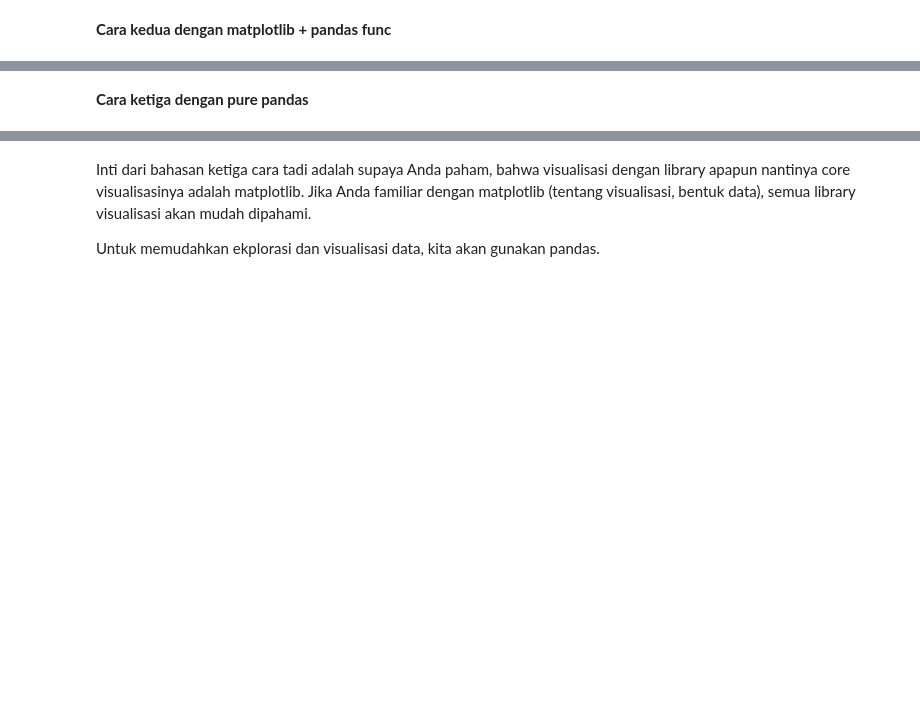
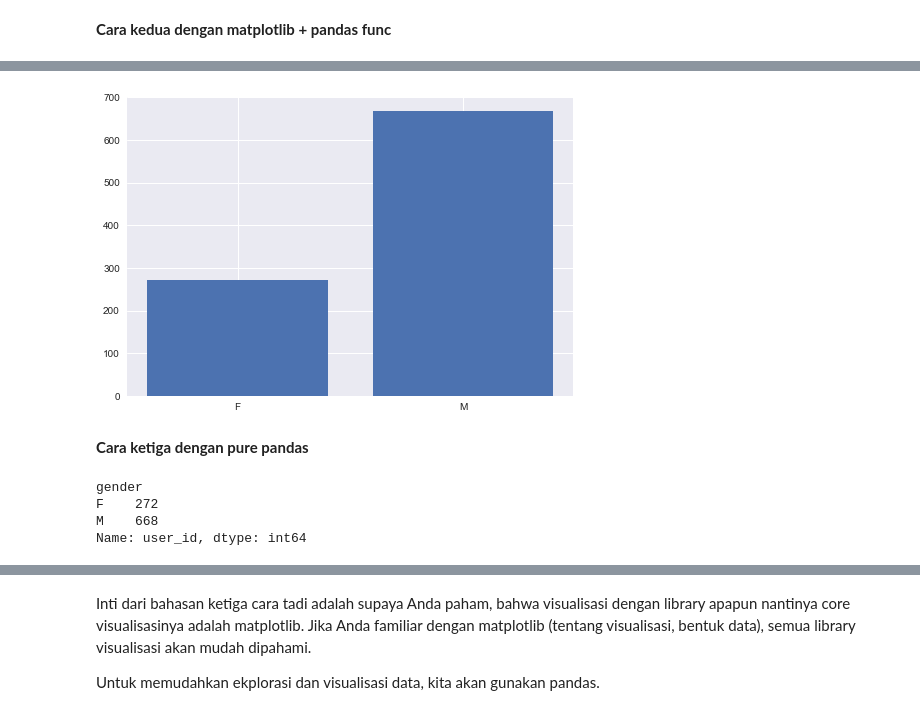
Before and after one commit to mdsatria/dataviz_course, a Jupyter notebook: notebook/3. Dasar Visualisasi & Visualisasi Perbandingan di Python.ipynb, the cells around one changed output, grey strips where cells are left out. Drawn from its saved outputs; the diff is of its cells as text; code cells hidden in the pictures; blank space fills up the shorter version.

```diff
--- a/notebook/3. Dasar Visualisasi & Visualisasi Perbandingan di Python.ipynb
+++ b/notebook/3. Dasar Visualisasi & Visualisasi Perbandingan di Python.ipynb
@@ -62,0 +141,2 @@ Lebih lengkapnya, Anda dapat melihat di sini https://matplotlib.org/3.1.1/api/py
+# %%
+df = pd.read_csv('../dataset/occupation.csv')
@@ -75,2 +237,5 @@ Lebih lengkapnya, Anda dapat melihat di sini https://matplotlib.org/3.1.1/api/py
 # %% [markdown]
 **Cara kedua dengan matplotlib + pandas func**
+# %%
+# kelompokkan data
+grup = df.groupby('gender')['user_id'].count()
@@ -77,2 +257,15 @@ Lebih lengkapnya, Anda dapat melihat di sini https://matplotlib.org/3.1.1/api/py
+# %%
+# plot
+plt.bar(grup.index, grup.values)
+plt.show()
+# %% [output]
+[figure, added]
 # %% [markdown]
 **Cara ketiga dengan pure pandas**
+# %%
+df.groupby('gender')['user_id'].count()
+# %% [output]
+gender
+F    272
+M    668
+Name: user_id, dtype: int64
```
Also changed, not shown: parts of 58 cells of this notebook.
